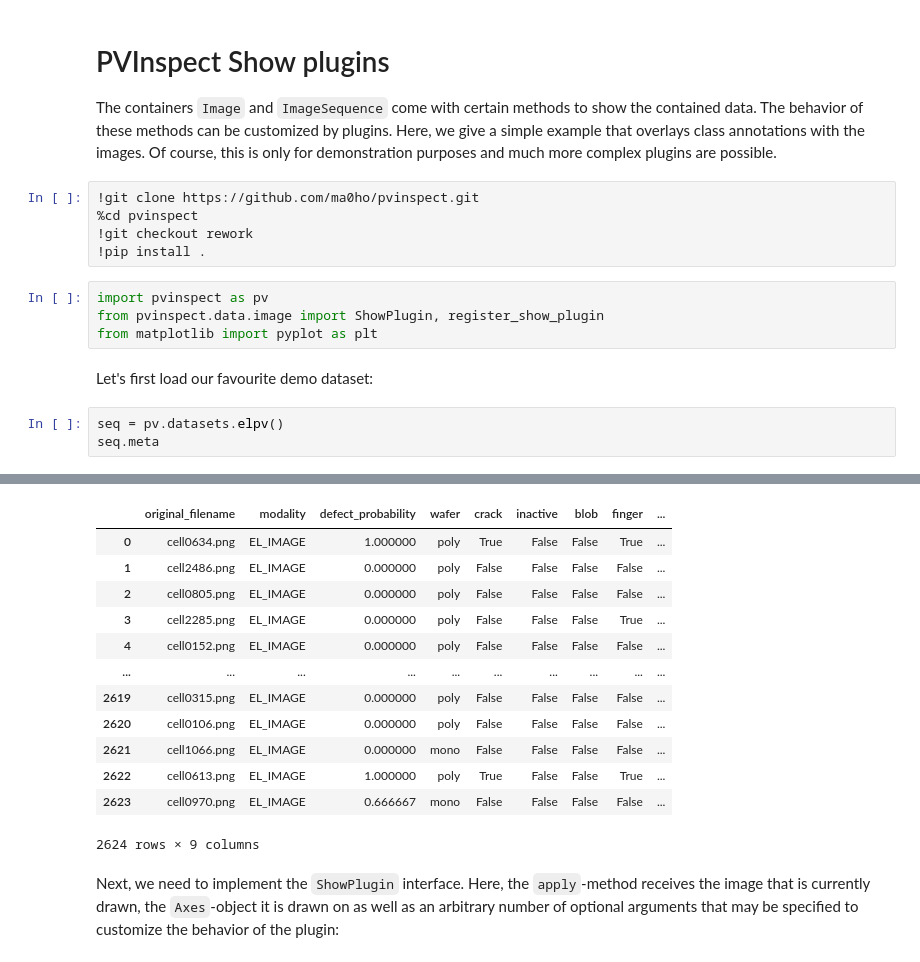
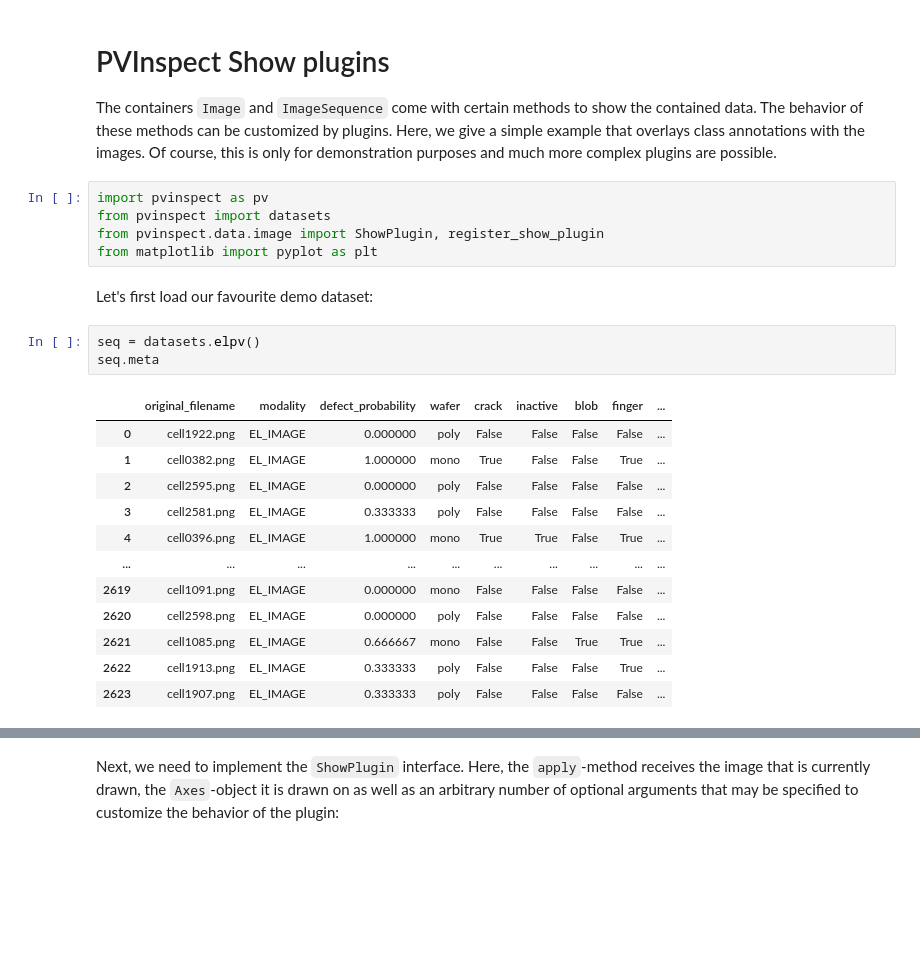
Before and after one commit to ma0ho/pvinspect, a Jupyter notebook: examples/pvinspect_show_plugins.ipynb, the cells around one changed output, grey strips where cells are left out. Drawn from its saved outputs; the diff is of its cells as text; blank space fills up the shorter version.

```diff
--- a/examples/pvinspect_show_plugins.ipynb
+++ b/examples/pvinspect_show_plugins.ipynb
@@ -2,18 +2,26 @@
 # PVInspect Show plugins
 
 The containers `Image` and `ImageSequence` come with certain methods to show the contained data. The behavior of these methods can be customized by plugins. Here, we give a simple example that overlays class annotations with the images. Of course, this is only for demonstration purposes and much more complex plugins are possible.
-# %%
-!git clone https://github.com/ma0ho/pvinspect.git
-%cd pvinspect
-!git checkout rework
-!pip install .
 # %%
 import pvinspect as pv
+from pvinspect import datasets
 from pvinspect.data.image import ShowPlugin, register_show_plugin
 from matplotlib import pyplot as plt
 # %% [markdown]
 Let's first load our favourite demo dataset:
 # %%
-seq = pv.datasets.elpv()
+seq = datasets.elpv()
 seq.meta
 # %% [output]
+|  | original_filename | modality | defect_probability | wafer | crack | inactive | blob | finger | ... |
+| 0 | cell1922.png | EL_IMAGE | 0.000000 | poly | False | False | False | False | ... |
+| 1 | cell0382.png | EL_IMAGE | 1.000000 | mono | True | False | False | True | ... |
+| 2 | cell2595.png | EL_IMAGE | 0.000000 | poly | False | False | False | False | ... |
+| 3 | cell2581.png | EL_IMAGE | 0.333333 | poly | False | False | False | False | ... |
+| 4 | cell0396.png | EL_IMAGE | 1.000000 | mono | True | True | False | True | ... |
+| ... | ... | ... | ... | ... | ... | ... | ... | ... | ... |
+| 2619 | cell1091.png | EL_IMAGE | 0.000000 | mono | False | False | False | False | ... |
+| 2620 | cell2598.png | EL_IMAGE | 0.000000 | poly | False | False | False | False | ... |
+| 2621 | cell1085.png | EL_IMAGE | 0.666667 | mono | False | False | True | True | ... |
+| 2622 | cell1913.png | EL_IMAGE | 0.333333 | poly | False | False | False | True | ... |
+| 2623 | cell1907.png | EL_IMAGE | 0.333333 | poly | False | False | False | False | ... |
@@ -22,16 +29,3 @@ Unzipping...Done.
-|  | original_filename | modality | defect_probability | wafer | crack | inactive | blob | finger | ... |
-| 0 | cell0634.png | EL_IMAGE | 1.000000 | poly | True | False | False | True | ... |
-| 1 | cell2486.png | EL_IMAGE | 0.000000 | poly | False | False | False | False | ... |
-| 2 | cell0805.png | EL_IMAGE | 0.000000 | poly | False | False | False | False | ... |
-| 3 | cell2285.png | EL_IMAGE | 0.000000 | poly | False | False | False | True | ... |
-| 4 | cell0152.png | EL_IMAGE | 0.000000 | poly | False | False | False | False | ... |
-| ... | ... | ... | ... | ... | ... | ... | ... | ... | ... |
-| 2619 | cell0315.png | EL_IMAGE | 0.000000 | poly | False | False | False | False | ... |
-| 2620 | cell0106.png | EL_IMAGE | 0.000000 | poly | False | False | False | False | ... |
-| 2621 | cell1066.png | EL_IMAGE | 0.000000 | mono | False | False | False | False | ... |
-| 2622 | cell0613.png | EL_IMAGE | 1.000000 | poly | True | False | False | True | ... |
-| 2623 | cell0970.png | EL_IMAGE | 0.666667 | mono | False | False | False | False | ... |
-2624 rows × 9 columns
 # %% [markdown]
 Next, we need to implement the `ShowPlugin` interface. Here, the `apply`-method receives the image that is currently drawn, the `Axes`-object it is drawn on as well as an arbitrary number of optional arguments that may be specified to customize the behavior of the plugin:
 # %%
```
Also changed, not shown: parts of 3 cells of this notebook, 7 other files.
